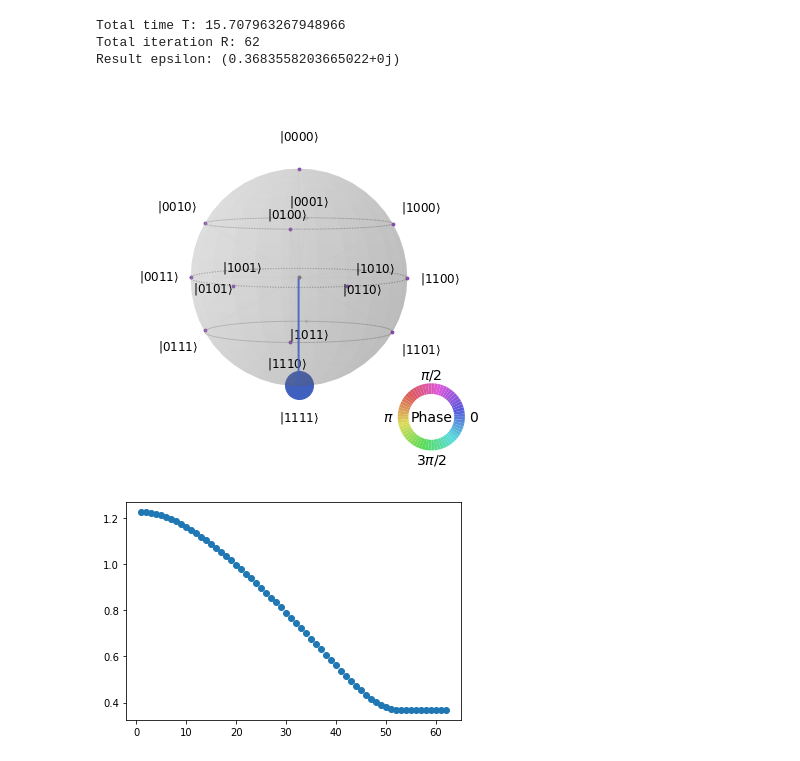
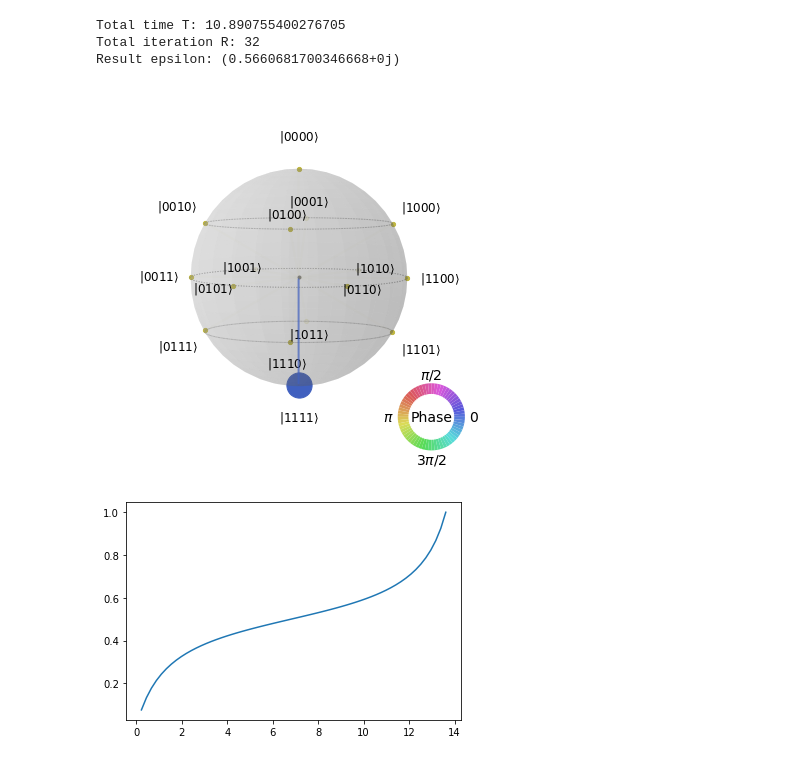
Before and after one commit to Letao-WANG/Quantum_algorithm, a Jupyter notebook: 10_May_Epsilon_proportion/Adiabatic quantum search by circuit model.ipynb, the cells around one changed output. Cells and saved outputs as stored; diff of their text form; code cells hidden in the pictures.

```diff
--- a/10_May_Epsilon_proportion/Adiabatic quantum search by circuit model.ipynb
+++ b/10_May_Epsilon_proportion/Adiabatic quantum search by circuit model.ipynb
@@ -50,13 +51,18 @@ def f(t, epsilon, N):
     num = np.tan(arg) / np.sqrt(N-1)
     den = 1 + num
     result = 0.5 * den
-    if result > 1 or result < 0:
-        return 1
+    # if result > 1 or result < 0:
+    #     return 1
     return result
 
+def linear_f(t, T):
+    return t/T
+
 def getT(epsilon, N):
-    """get the total time T"""
-    return (np.pi/(2*epsilon))*np.sqrt(N)
+    t1 = 1/(2*epsilon)
+    t2 = N/np.sqrt(N-1)
+    t3 = np.arctan((np.sqrt(N-1)))+np.arctan(np.sqrt(N-1))
+    return t1*t2*t3
 
 def getR(epsilon, N):
     """get the total iteration R"""
@@ -84,17 +90,20 @@ def getEpsilon(final_vector, m):
         distance_vector[m-1] += 1
     return np.sqrt(np.sum(distance_vector.conj().T*distance_vector))
 # %%
-from qiskit import QuantumCircuit
 
 n = 4
 N = 2**n
-epsilon = 0.4
+epsilon = 0.5
 
 states = []
 rs = []
 es = []
+fs = []
+ts = []
+
 T = getT(epsilon, N)
 R = getR(epsilon, N)
+# R = 3
 
 circ = QuantumCircuit(n+1)
 circ.h(range(n))
@@ -106,12 +115,17 @@ for r in range(1, R+1):
     circ.append(H_op(T/R,n,(1-f(t,epsilon,N))*H0), range(n+1))
     circ.append(H_op(T/R,n,f(t,epsilon,N)*Hp), range(n+1))
 
+    # circ.append(H_op(T/R,n,(1-linear_f(t,T))*H0), range(n+1))
+    # circ.append(H_op(T/R,n,H0+Hp), range(n+1))
+
     # H = (1-f(t,epsilon,N))*H0 + f(t,epsilon,N)*Hp
     # circ.append(H_op(T/R,n,H), range(n+1))
 
     states.append(st_out(circ, n))
     es.append(getEpsilon(st_out(circ, n), N))
     rs.append(r)
+    fs.append(f(t,epsilon,N))
+    ts.append(t)
 
 print("Total time T: " +str(T))
 print("Total iteration R: " +str(R))
@@ -121,12 +135,12 @@ plot_state_qsphere(out)
 
 # print(getEpsilon(states[0], N))
 # %% [output]
-Total time T: 15.707963267948966
-Total iteration R: 62
-Result epsilon: (0.3683558203665022+0j)
+Total time T: 10.890755400276705
+Total iteration R: 32
+Result epsilon: (0.5660681700346668+0j)
-[figure, old version]
+[figure, new version]
 # %%
-plt.scatter(rs, es)
+plt.plot(ts, fs)
 plt.show()
 # %% [output]
-[figure, old version]
+[figure, new version]
```
Also changed, not shown: parts of 4 cells of this notebook, 2 other files.
